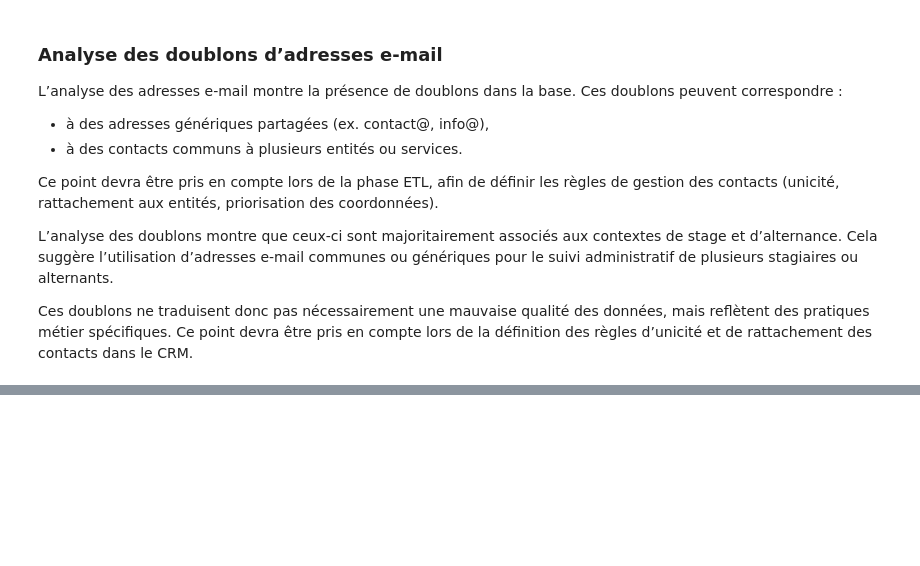
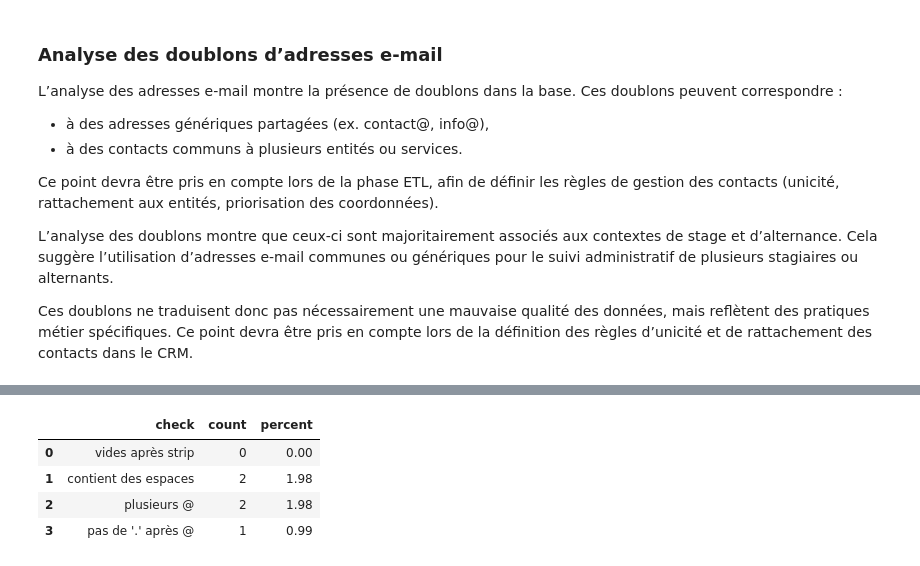
Before and after one commit to lucasHENNEUSE/CRM, a Jupyter notebook: creme_crm/notebooks/01_eda_contacts_2026-01-15.ipynb, the cells around one changed output, grey strips where cells are left out. Saved outputs shown, nothing was run; the diff lists cells and outputs as text; code cells hidden in the pictures; blank space fills up the shorter version.

```diff
--- a/creme_crm/notebooks/01_eda_contacts_2026-01-15.ipynb
+++ b/creme_crm/notebooks/01_eda_contacts_2026-01-15.ipynb
@@ -392,0 +962,11 @@ Objectif : évaluer la qualité des adresses e-mail afin d’anticiper les règl
+# %%
+# normalisation minimale des emails
+emails_taxe = (
+    df_taxe['Verseurs de taxe 2025']
+    .dropna()      # suppression des valeurs manquantes
+    .astype(str)   # conversion en texte (éviter les erreurs liées aux NaN)
+    .str.strip()   # suppression des espaces en début / fin
+    .str.lower()   # mise en minuscules (pour comparaison fiable)
+)
+
+emails_taxe.head()
@@ -392,0 +983,13 @@ Objectif : évaluer la qualité des adresses e-mail afin d’anticiper les règl
+# %%
+# analyse des doublons
+total_emails = len(emails_taxe)
+unique_emails = emails_taxe.nunique()
+duplicate_count = total_emails - unique_emails
+duplicate_rate = round((duplicate_count / total_emails) * 100, 2)
+
+pd.DataFrame([{
+    "emails_total": total_emails,
+    "emails_uniques": unique_emails,
+    "doublons": duplicate_count,
+    "taux_doublons_%": duplicate_rate
+}])
@@ -392,0 +1014,26 @@ Objectif : évaluer la qualité des adresses e-mail afin d’anticiper les règl
+# %%
+# Contrôle 1 : emails vides après normalisation
+# (simple vérification, car avec dropna, en principe 0)
+empty_after_strip = (emails_taxe.str.len() == 0).sum()
+
+# Contrôle 2 : présence d'espaces à l'intérieur de l'adresse (anomalie)
+contains_inner_spaces = emails_taxe.str.contains(r"\s", na=False).sum()
+
+# Contrôle 3 : plusieurs @ (anomalie)
+multiple_at = (emails_taxe.str.count("@") > 1).sum()
+
+# Contrôle 4 : absence de '.' après @ (heuristique simple)
+no_dot_after_at = emails_taxe[~emails_taxe.str.split("@").str[1].str.contains(r"\.", na=False)].shape[0]
+
+pd.DataFrame([
+    {"check": "vides après strip", "count": int(empty_after_strip), "percent": round(empty_after_strip/total_emails*100, 2)},
+    {"check": "contient des espaces", "count": int(contains_inner_spaces), "percent": round(contains_inner_spaces/total_emails*100, 2)},
+    {"check": "plusieurs @", "count": int(multiple_at), "percent": round(multiple_at/total_emails*100, 2)},
+    {"check": "pas de '.' après @", "count": int(no_dot_after_at), "percent": round(no_dot_after_at/total_emails*100, 2)},
+])
+# %% [output]
+|  | check | count | percent |
+| 0 | vides après strip | 0 | 0.00 |
+| 1 | contient des espaces | 2 | 1.98 |
+| 2 | plusieurs @ | 2 | 1.98 |
+| 3 | pas de '.' après @ | 1 | 0.99 |
```
Also changed, not shown: parts of 80 cells of this notebook, 4 other files.
